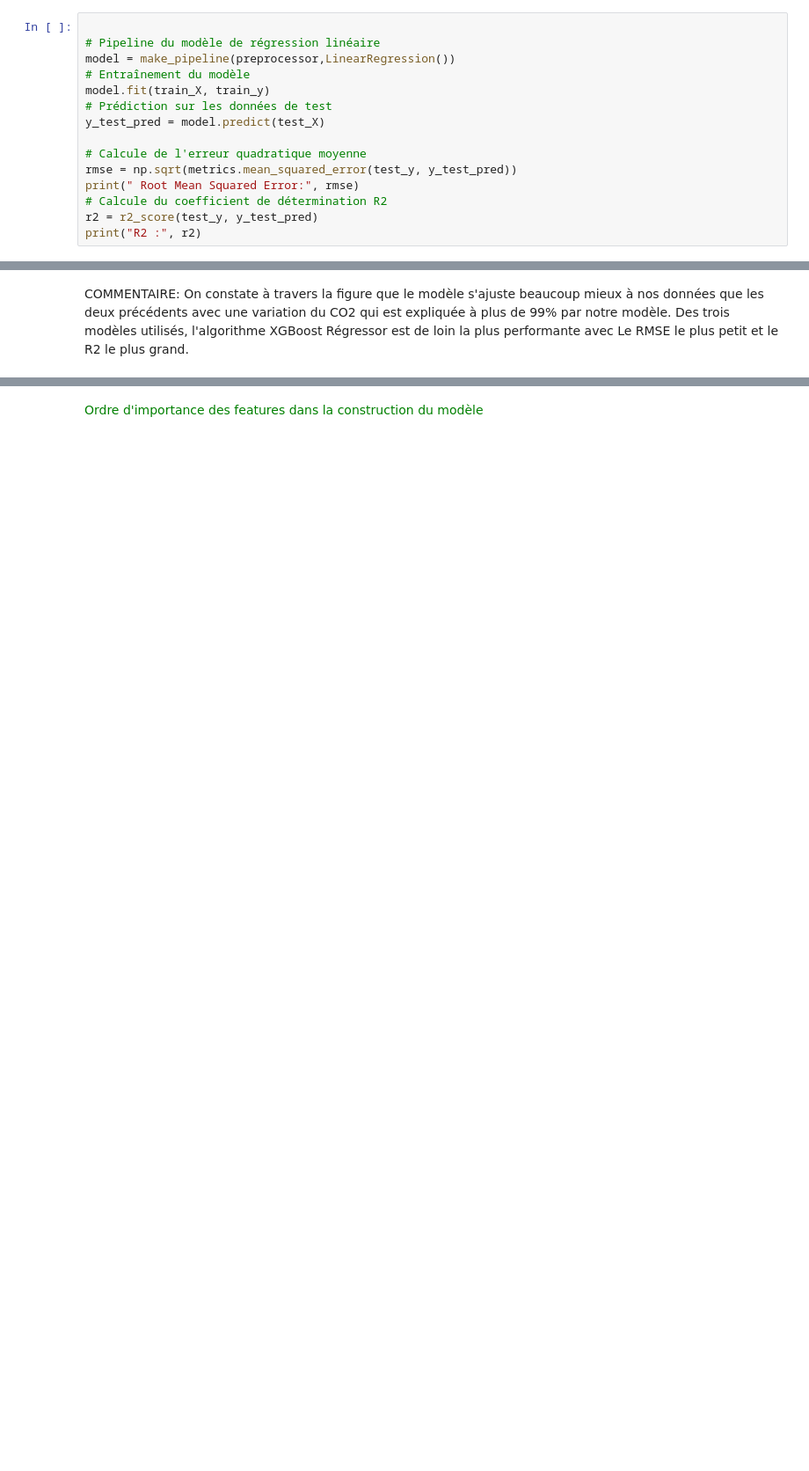
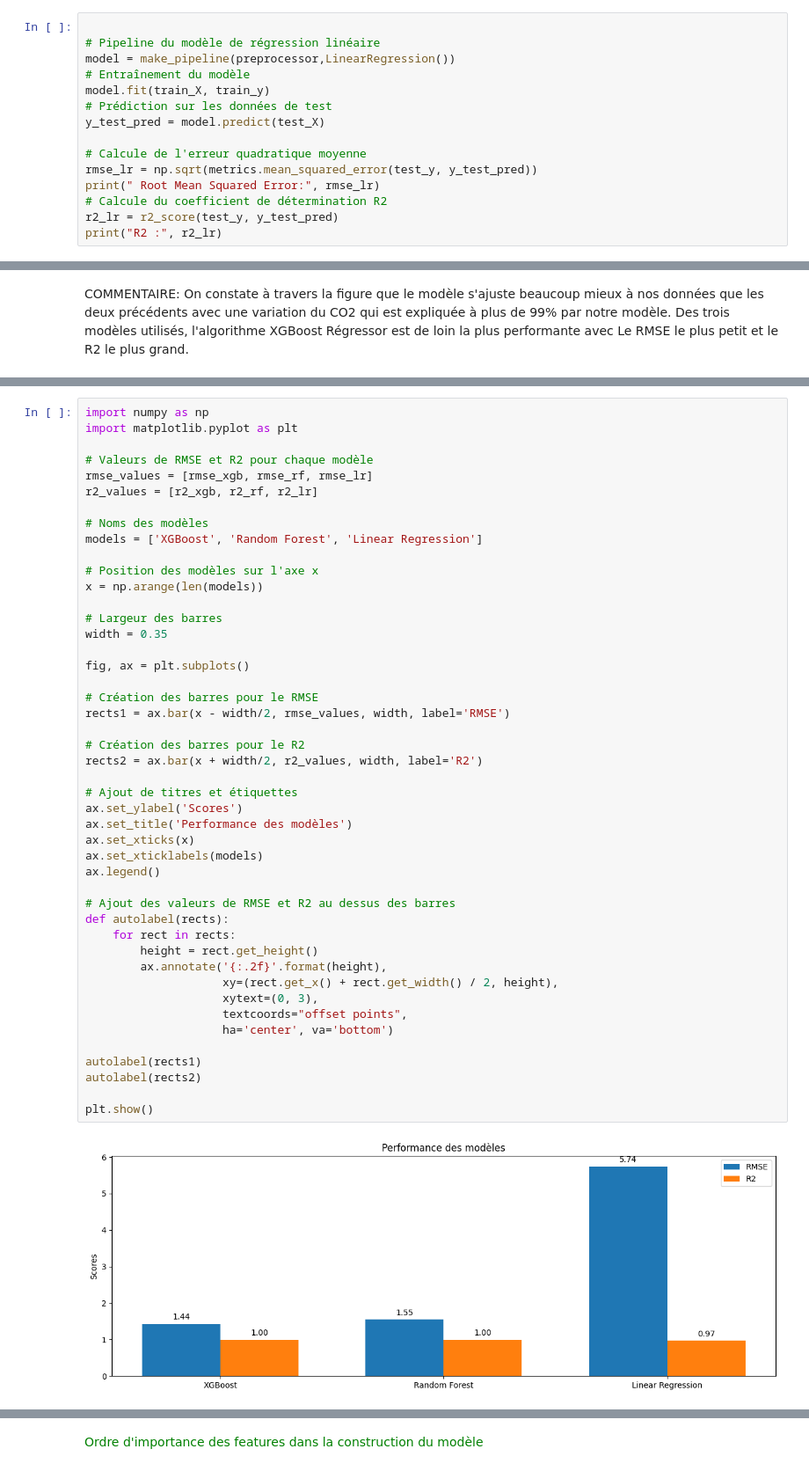
Before and after one commit to Djamel-yod/Machine-Learning-Regression-Prediction-co2-France, a Jupyter notebook: Prediction_Notebook.ipynb, the cells around one changed output, grey strips where cells are left out. Shown at 88% size. Cells and saved outputs as stored; diff of their text form; blank space fills up the shorter version.

```diff
--- a/Prediction_Notebook.ipynb
+++ b/Prediction_Notebook.ipynb
@@ -305,11 +309,11 @@ model.fit(train_X, train_y)
 y_test_pred = model.predict(test_X)
 
 # Calcule de l'erreur quadratique moyenne
-rmse = np.sqrt(metrics.mean_squared_error(test_y, y_test_pred))
-print(" Root Mean Squared Error:", rmse)
+rmse_lr = np.sqrt(metrics.mean_squared_error(test_y, y_test_pred))
+print(" Root Mean Squared Error:", rmse_lr)
 # Calcule du coefficient de détermination R2
-r2 = r2_score(test_y, y_test_pred)
-print("R2 :", r2)
+r2_lr = r2_score(test_y, y_test_pred)
+print("R2 :", r2_lr)
 # %% [output]
  Root Mean Squared Error: 5.740531470881124
 R2 : 0.9708047661386702
@@ -391,0 +427,48 @@ COMMENTAIRE: On constate à travers la figure que le modèle s'ajuste beaucoup m
+# %%
+import numpy as np
+import matplotlib.pyplot as plt
+
+# Valeurs de RMSE et R2 pour chaque modèle
+rmse_values = [rmse_xgb, rmse_rf, rmse_lr]
+r2_values = [r2_xgb, r2_rf, r2_lr]
+
+# Noms des modèles
+models = ['XGBoost', 'Random Forest', 'Linear Regression']
+
+# Position des modèles sur l'axe x
+x = np.arange(len(models))
+
+# Largeur des barres
+width = 0.35
+
+fig, ax = plt.subplots()
+
+# Création des barres pour le RMSE
+rects1 = ax.bar(x - width/2, rmse_values, width, label='RMSE')
+
+# Création des barres pour le R2
+rects2 = ax.bar(x + width/2, r2_values, width, label='R2')
+
+# Ajout de titres et étiquettes
+ax.set_ylabel('Scores')
+ax.set_title('Performance des modèles')
+ax.set_xticks(x)
+ax.set_xticklabels(models)
+ax.legend()
+
+# Ajout des valeurs de RMSE et R2 au dessus des barres
+def autolabel(rects):
+    for rect in rects:
+        height = rect.get_height()
+        ax.annotate('{:.2f}'.format(height),
+                    xy=(rect.get_x() + rect.get_width() / 2, height),
+                    xytext=(0, 3),
+                    textcoords="offset points",
+                    ha='center', va='bottom')
+
+autolabel(rects1)
+autolabel(rects2)
+
+plt.show()
+# %% [output]
+[figure, added]
```
Also changed, not shown: parts of 14 cells of this notebook.
